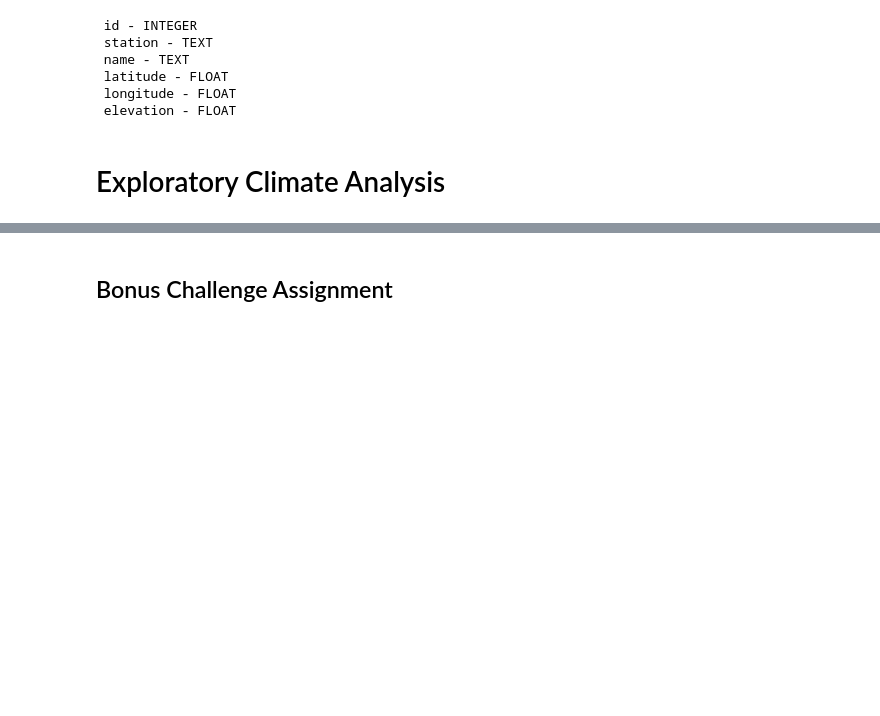
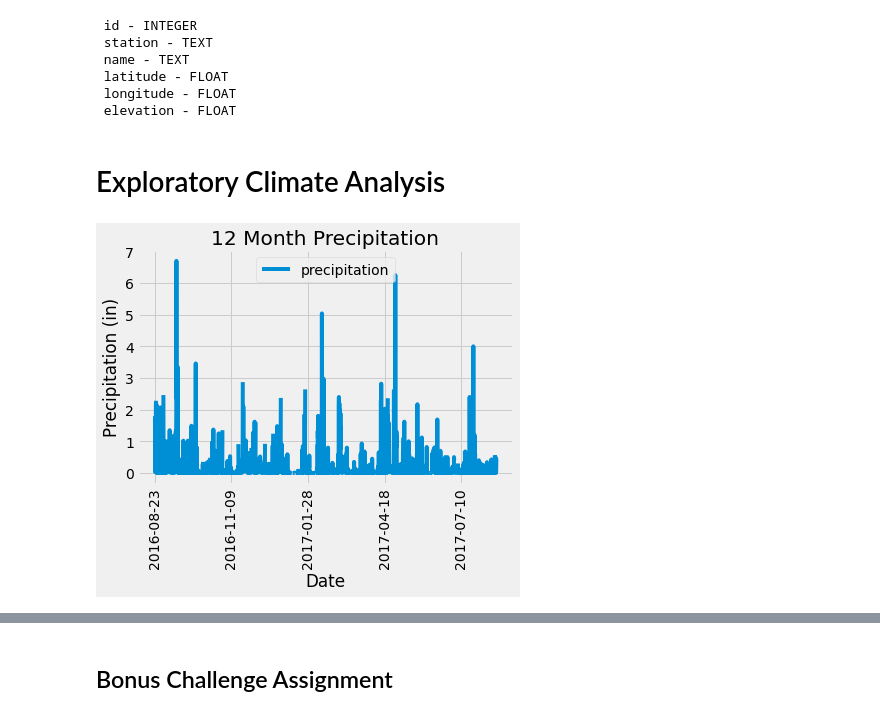
Before and after one commit to d-jimenez/sqlalchemy-challenge, a Jupyter notebook: climate_starter.ipynb, the cells around one changed output, grey strips where cells are left out. Saved outputs shown, nothing was run; the diff lists cells and outputs as text; code cells hidden in the pictures; blank space fills up the shorter version.

Commit message:
completed data analysis for precipitation and temperature.

```diff
--- a/climate_starter.ipynb
+++ b/climate_starter.ipynb
@@ -71,32 +71,46 @@ session=Session(engine)
 # %%
 # Design a query to retrieve the last 12 months of precipitation data and plot the results
 
 #Find the most recent date
 latest_date=session.query(Measurement.date).order_by(Measurement.date.desc()).first()
 # latest_date
 #2017-08-23
 
 # Calculate the date 1 year ago from the last data point in the database
 #Come back and potentially fix the date reference for the latest date
 year_ago=dt.date(2017,8,23)-dt.timedelta(days=365)
 year_ago
 #2016, 8, 23
 
 # Perform a query to retrieve the data and precipitation scores
 sel=[Measurement.date,Measurement.prcp]
 results=session.query(*sel).filter(Measurement.date>=year_ago).all()
 results
 
 # Save the query results as a Pandas DataFrame and set the index to the date column
+#The date is not a unique identifier and should not be set to the index in this instance, why are we doing that??
 df_0=pd.DataFrame(results)
+# df=df_0.sort_values(by='date',ascending=True)
+
 df_1=df_0.set_index('date')
-# df_1
 
 # Sort the dataframe by date
-df=df_1.sort_index()
+
+# df=df_0.sort_values(by='date',ascending=True)
+df_2=df_1.sort_index()
+
+df=df_2.rename(columns={'prcp':'precipitation'})
 # df
 
 # Use Pandas Plotting with Matplotlib to plot the data
-df.plot(kind='bar')
+df.plot(y='precipitation')
+plt.xticks(rotation=90)
+plt.xlabel('Date')
+plt.ylabel('Precipitation (in)')
+plt.title('12 Month Precipitation')
+# plt.legend('in',loc='best')
+plt.savefig('precipitation_over_time.png',dpi=400,bbox_inches='tight')
+# %% [output]
+[figure, added]
 # %%
 # Use Pandas to calcualte the summary statistics for the precipitation data
```
Also changed, not shown: parts of 5 cells of this notebook, 1 other file.
